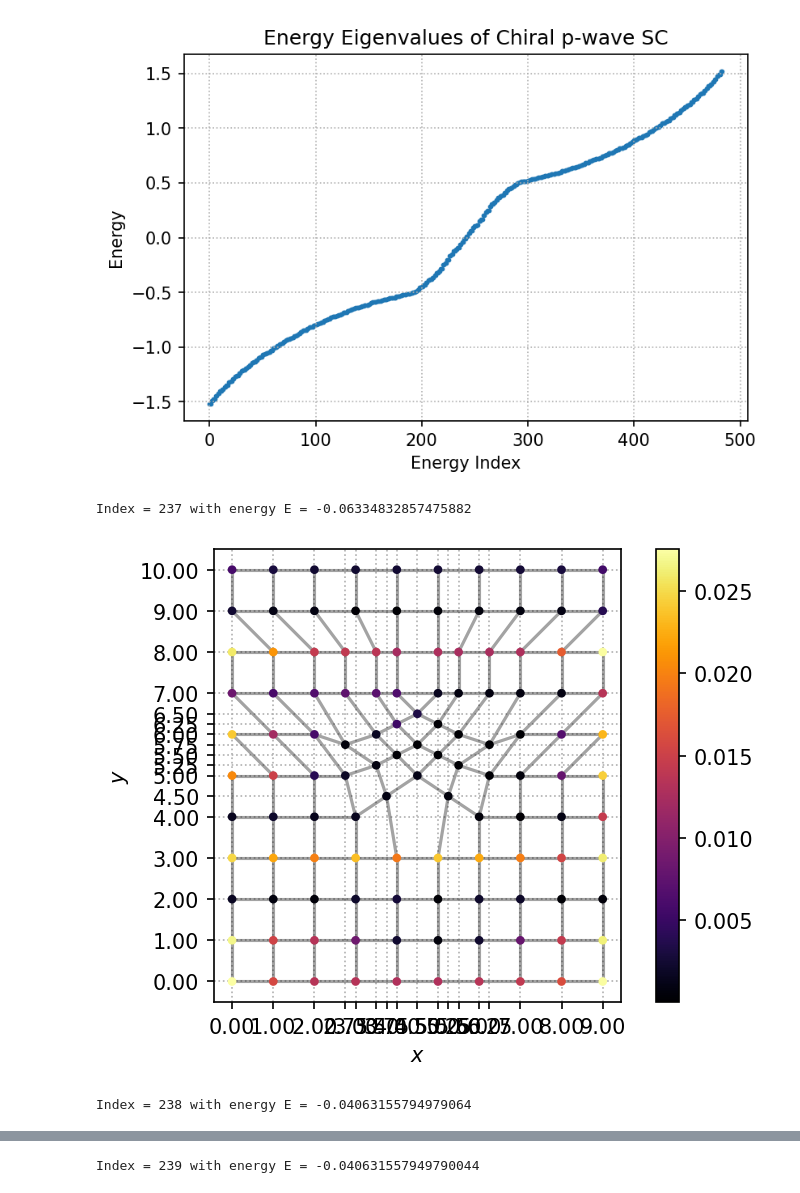
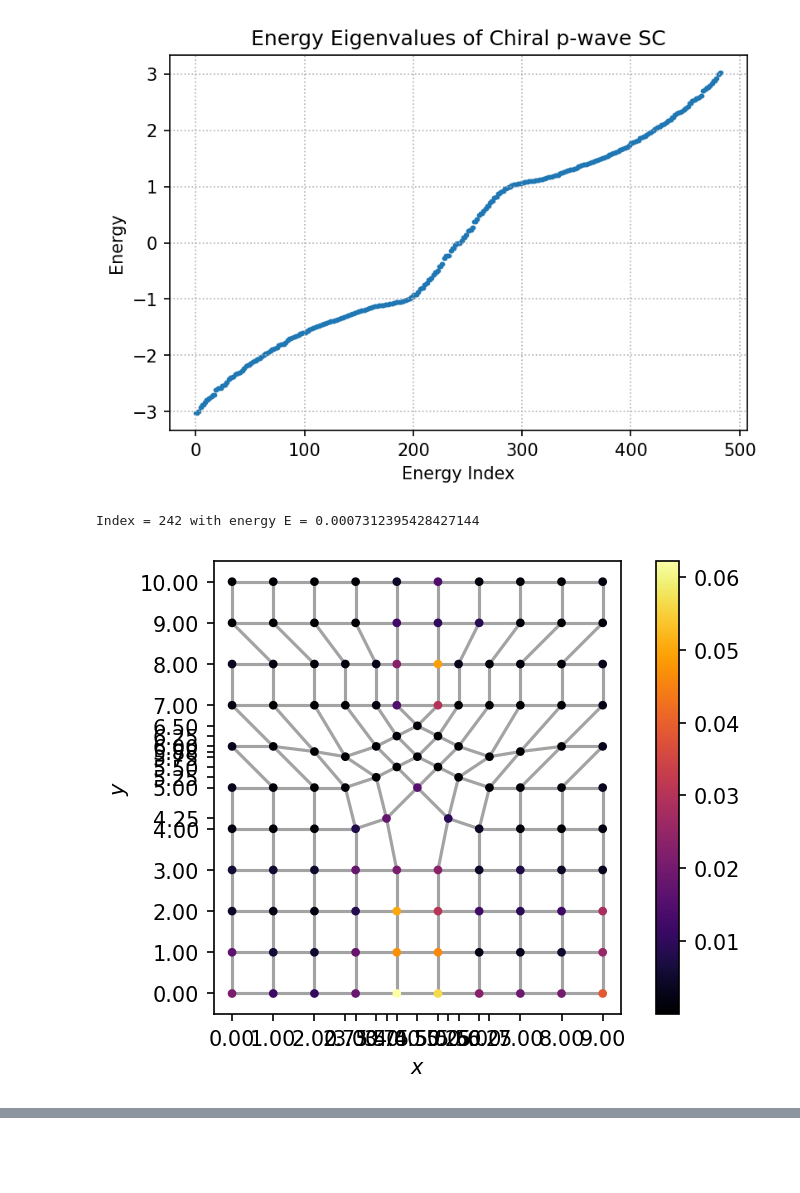
Before and after one commit to isschoch/chiral-p-wave-on-buckyball-geometry, a Jupyter notebook: disclination_dipole.ipynb, the cells around one changed output, grey strips where cells are left out. Saved outputs shown, nothing was run; the diff lists cells and outputs as text; code cells hidden in the pictures; blank space fills up the shorter version.

```diff
--- a/disclination_dipole.ipynb
+++ b/disclination_dipole.ipynb
@@ -69,14 +69,6 @@ lattice.add_bonds(
     ],
     [(1, 3) for i in range(12)],
 )
-print(
-    [
-        (2 * 4 + 5 + 2 * 7 + j + i * 6, 2 * 4 + 5 + 2 * 7 + j + 1 + i * 6)
-        for j in range(5)
-        for i in range(2)
-    ],
-    [(1, 3) for i in range(10)],
-)
 lattice.add_bonds(
     [
         (2 * 4 + 5 + 2 * 7 + j + i * 6, 2 * 4 + 5 + 2 * 7 + j + 1 + i * 6)
@@ -102,26 +94,12 @@ lattice.add_bonds(
 )
 lattice.add_bonds([(27 + j, 33 + j) for j in range(6)], [(0, 2) for i in range(6)])
 
-
-# lattice.remove_sites([38, 32, 26, 19])
-# lattice.add_sites([(-1, i) for i in range(3)])
-
-
-# lattice.add_bonds([(35, 0), (36, 4), (37, 8), (3, 35), (7, 36), (12, 37), (18, 13), (18, 19), (24, 19), (12, 13), (29, 25), (34, 30), (24, 25)], [(1, 3) for i in range(13)])
-# lattice.add_bonds([(35, 36), (36, 37), (30, 35), (31, 0), (32, 1), (33, 2), (34, 3)], [(0, 2) for i in range(7)])
-
-# lattice.plot(True)
-
 lattice.move_lattice((3.0, 2.0))
 lattice.add_sites([(j, 2.0 + i) for i in range(0, 7) for j in range(3)])
 lattice.add_sites([(7.0 + j, 2.0 + i) for i in range(0, 7) for j in range(3)])
 lattice.add_sites([(j, i) for i in range(2) for j in range(10)])
 lattice.add_sites([(j, 9 + i) for i in range(2) for j in range(10)])
-
-# lattice.plot(True)
-
 lattice.canonical_order()
-# lattice.plot(True)
 
 lattice.add_bonds(
     [(i * 10 + j, i * 10 + j + 1) for i in range(2) for j in range(9)],
@@ -240,11 +218,18 @@ lattice.add_bonds(
     [(1, 3) for i in range(21)],
 )
 lattice.canonical_order()
+lattice.move_site(49, (2.0, 5.875))
+lattice.move_site(52, (7.0, 5.875))
+lattice.move_site(71, (3.75, 4.25))
+lattice.move_site(72, (5.25, 4.25))
+
 lattice.plot(True)
 
+# flagged_bonds_triangle = [(37, 44), (36, 45), (35, 50), (34, 55), (33, 49), (32, 48)]
+flagged_bonds_triangle = [(5, 4), (15, 14), (26, 25), (38, 37)]
 
-flagged_bonds_triangle = [(37, 44), (36, 45), (35, 50), (34, 55), (33, 49), (32, 48)]
-flagged_bonds_pentagon = [(71, 85), (76, 84), (75, 83), (74, 82), (73, 81)]
+# flagged_bonds_pentagon = [(71, 85), (76, 84), (75, 83), (74, 82), (73, 81)]
+flagged_bonds_pentagon = [(85, 86), (95, 96), (105, 106), (115, 116)]
 num_sites = lattice.get_num_sites()
 lattice_sites = lattice.get_sites()
 # %% [output]
@@ -253,12 +237,13 @@ lattice_sites = lattice.get_sites()
 # %%
-mu = 0.5
-delta = complex(0.5, 0.0)
+mu = 1.0
+delta = complex(1.0, 0.0)
+t = 1
 
-Ham_constructor = HamiltonianConstructor(mu, 0.5, 0.5, delta)
+Ham_constructor = HamiltonianConstructor(mu-2*t, t, t, delta)
 H_direct_lattice = Ham_constructor.construct_direct_lattice_hamiltonian(lattice)
 block_indices = Ham_constructor.get_block_indices(lattice.get_num_sites())
 
-hop_phase_triangle = np.exp(complex(0, 1) * np.pi / 2)
+hop_phase_triangle = np.exp(-complex(0, 1) * np.pi / 2)
 
 for flagged_bond in flagged_bonds_triangle:
     Ham_constructor.add_phase(
@@ -288,7 +273,7 @@ plt.title("Energy Eigenvalues of Chiral p-wave SC")
 plt.scatter(range(len(energies)), energies, s=3)
 plt.show()
 
-for gs_idx in range(gs_idx - 5, gs_idx + 6):
+for gs_idx in range(gs_idx, gs_idx + 1):
     print(f"Index = {gs_idx} with energy E = {energies[gs_idx]}")
     gs_wave_function = states[:, gs_idx]
     gs_probabilities_nambu = np.square(np.abs(gs_wave_function))
@@ -312,5 +311,4 @@ Lowest found energy:  0.010899145308898805
 Index of lowest absolute energy:  242
-[figure, old version]
+[figure, new version]
-Index = 237 with energy E = -0.06334832857475882
+Index = 242 with energy E = 0.0007312395428427144
-[figure, old version]
+[figure, new version]
-Index = 238 with energy E = -0.04063155794979064
@@ -318 +314,0 @@ Index = 238 with energy E = -0.04063155794979064
-Index = 239 with energy E = -0.040631557949790044
```
Also changed, not shown: parts of 2 cells of this notebook, 10 other files.
